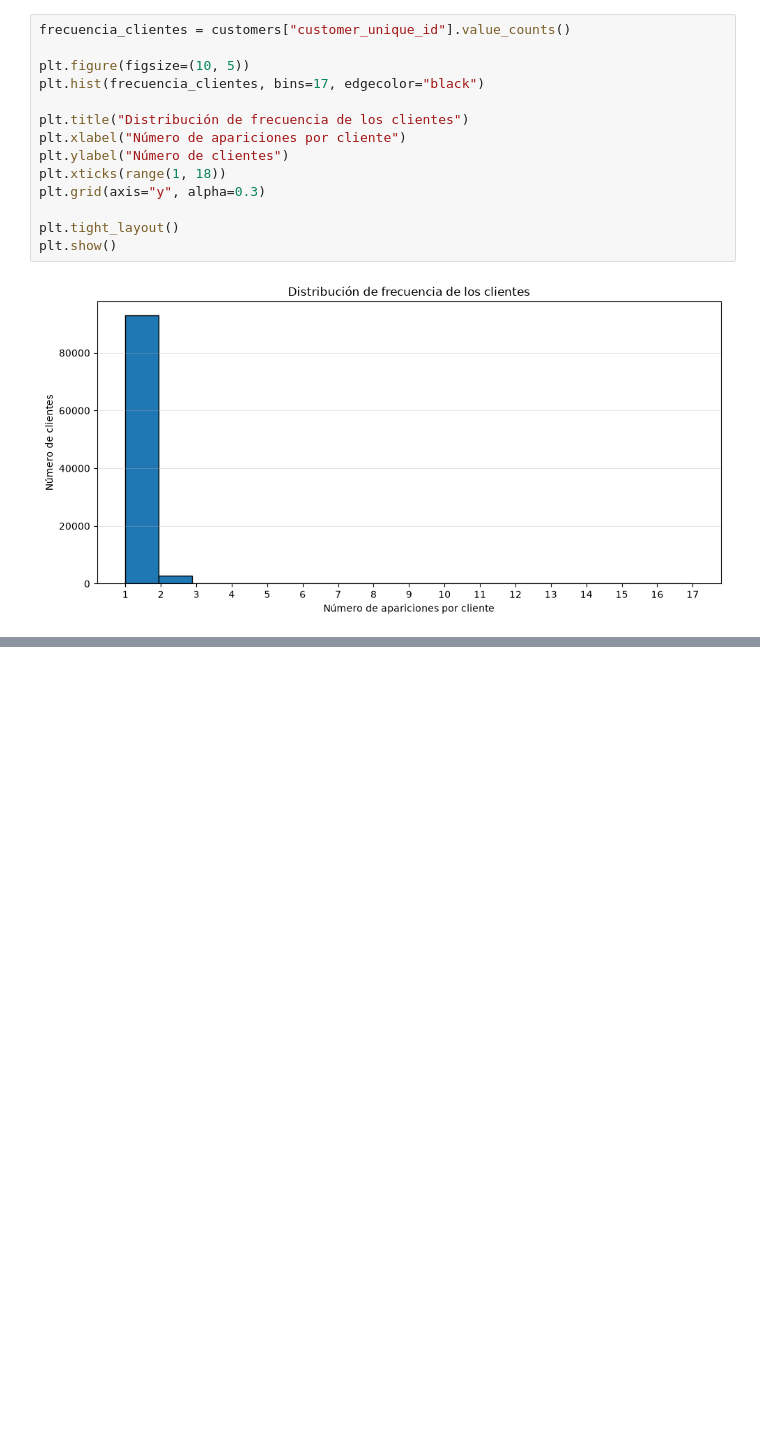
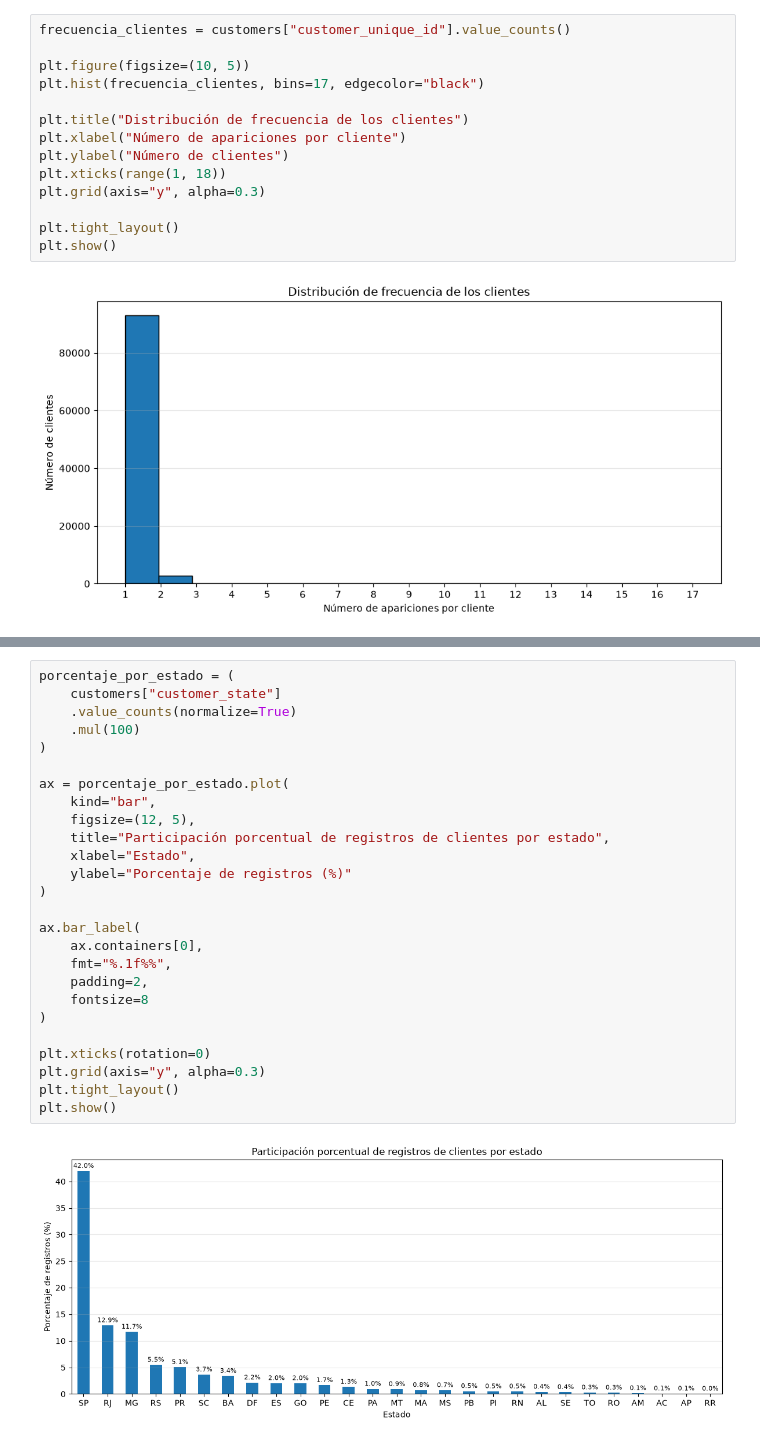
Before and after one commit to danielmdiaz/olist-demo-project, a Jupyter notebook: notebooks/02_read_dataset_customers.ipynb, the cells around one changed output, grey strips where cells are left out. Cells and saved outputs as stored; diff of their text form; blank space fills up the shorter version.

```diff
--- a/notebooks/02_read_dataset_customers.ipynb
+++ b/notebooks/02_read_dataset_customers.ipynb
@@ -95,0 +178,28 @@ plt.show()
+# %%
+porcentaje_por_estado = (
+    customers["customer_state"]
+    .value_counts(normalize=True)
+    .mul(100)
+)
+
+ax = porcentaje_por_estado.plot(
+    kind="bar",
+    figsize=(12, 5),
+    title="Participación porcentual de registros de clientes por estado",
+    xlabel="Estado",
+    ylabel="Porcentaje de registros (%)"
+)
+
+ax.bar_label(
+    ax.containers[0],
+    fmt="%.1f%%",
+    padding=2,
+    fontsize=8
+)
+
+plt.xticks(rotation=0)
+plt.grid(axis="y", alpha=0.3)
+plt.tight_layout()
+plt.show()
+# %% [output]
+[figure, added]
```
Also changed, not shown: parts of 7 cells of this notebook.
